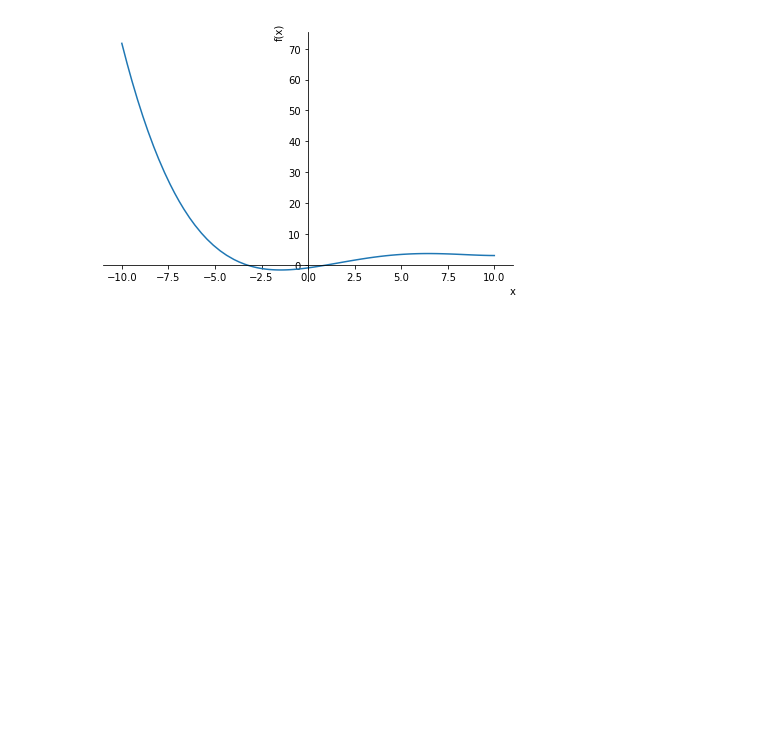
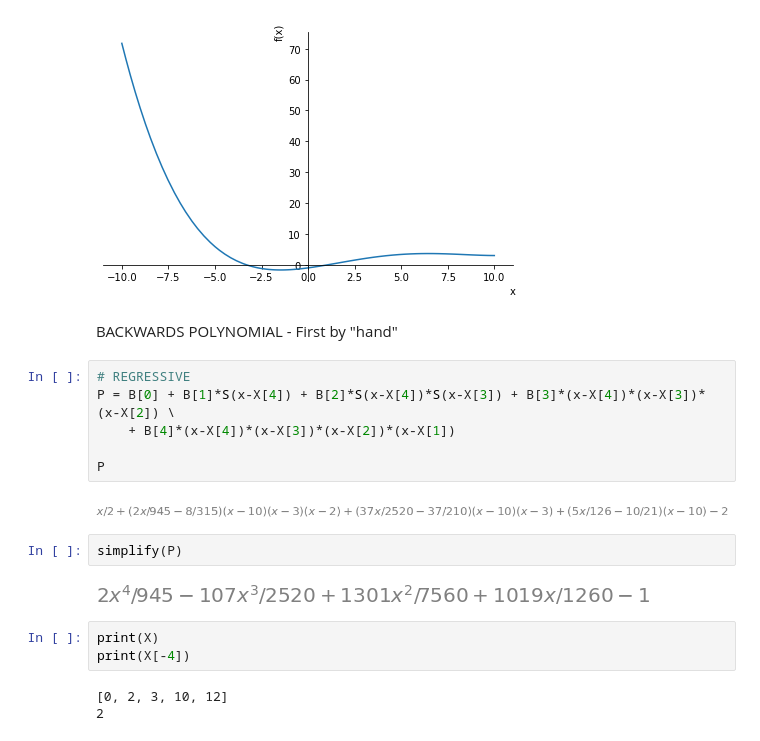
Before and after one commit to LeonardoFiguera/engineering-CAS-methods, a Jupyter notebook: practice2/rawCode-practice2.ipynb, the cells around one changed output. Drawn from its saved outputs; the diff is of its cells as text; blank space fills up the shorter version.

```diff
--- a/practice2/rawCode-practice2.ipynb
+++ b/practice2/rawCode-practice2.ipynb
@@ -250,3 +250,23 @@ interp
 p1 = plot(Pol, show=True)
 # %% [output]
 [figure]
+# %% [markdown]
+BACKWARDS POLYNOMIAL - First by "hand"
+# %%
+# REGRESSIVE
+P = B[0] + B[1]*S(x-X[4]) + B[2]*S(x-X[4])*S(x-X[3]) + B[3]*(x-X[4])*(x-X[3])*(x-X[2]) \
+    + B[4]*(x-X[4])*(x-X[3])*(x-X[2])*(x-X[1])
+
+P
+# %% [output]
+[figure, added]
+# %%
+simplify(P)
+# %% [output]
+[figure, added]
+# %%
+print(X)
+print(X[-4])
+# %% [output]
+[0, 2, 3, 10, 12]
+2
```
Also changed, not shown: parts of 8 cells of this notebook, 2 other files.
